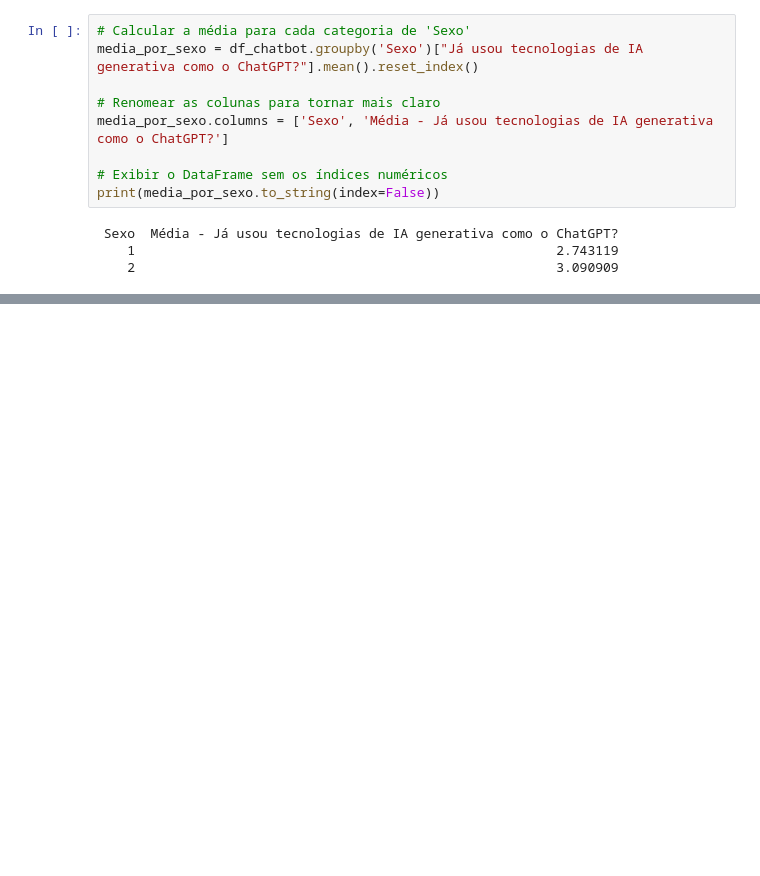
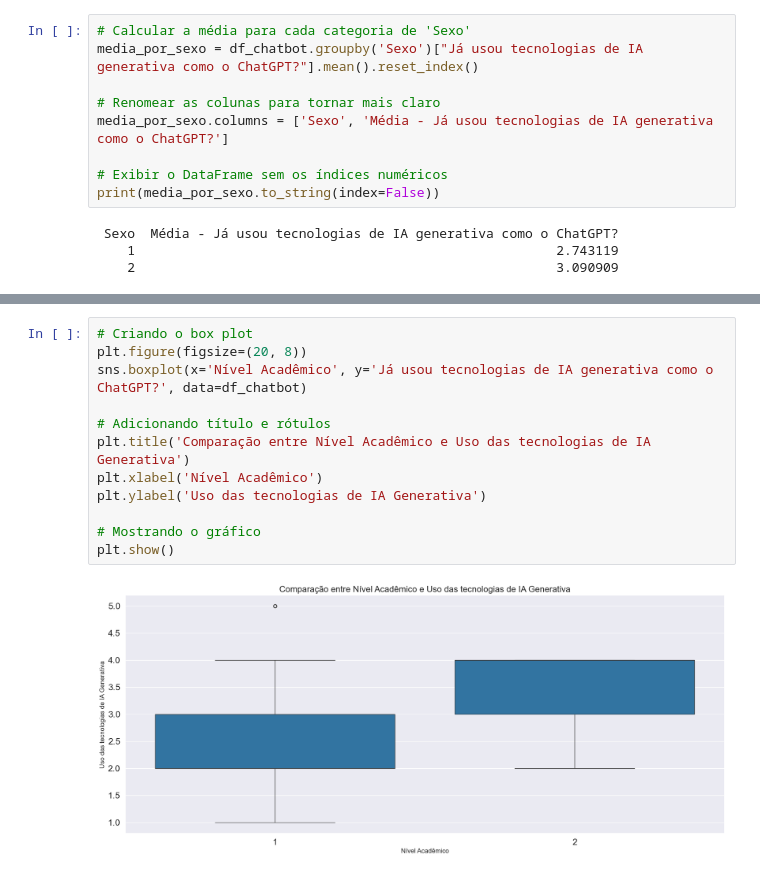
Before and after one commit to enzokozo/xmac02-trab1-dcova, a Jupyter notebook: chatbot.ipynb, the cells around one changed output, grey strips where cells are left out. Cells and saved outputs as stored; diff of their text form; blank space fills up the shorter version.

```diff
--- a/chatbot.ipynb
+++ b/chatbot.ipynb
@@ -171,0 +199,14 @@ Passing `palette` without assigning `hue` is deprecated and will be removed in v
+# %%
+# Criando o box plot
+plt.figure(figsize=(20, 8))
+sns.boxplot(x='Nível Acadêmico', y='Já usou tecnologias de IA generativa como o ChatGPT?', data=df_chatbot)
+
+# Adicionando título e rótulos
+plt.title('Comparação entre Nível Acadêmico e Uso das tecnologias de IA Generativa')
+plt.xlabel('Nível Acadêmico')
+plt.ylabel('Uso das tecnologias de IA Generativa')
+
+# Mostrando o gráfico
+plt.show()
+# %% [output]
+[figure, added]
```
Also changed, not shown: parts of 5 cells of this notebook.
